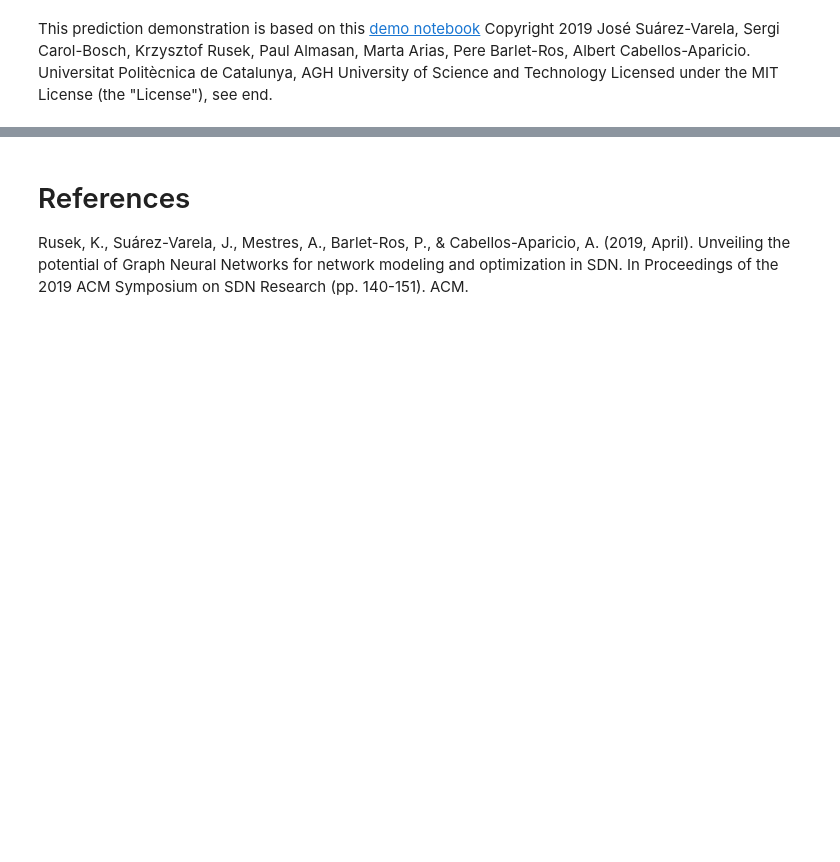
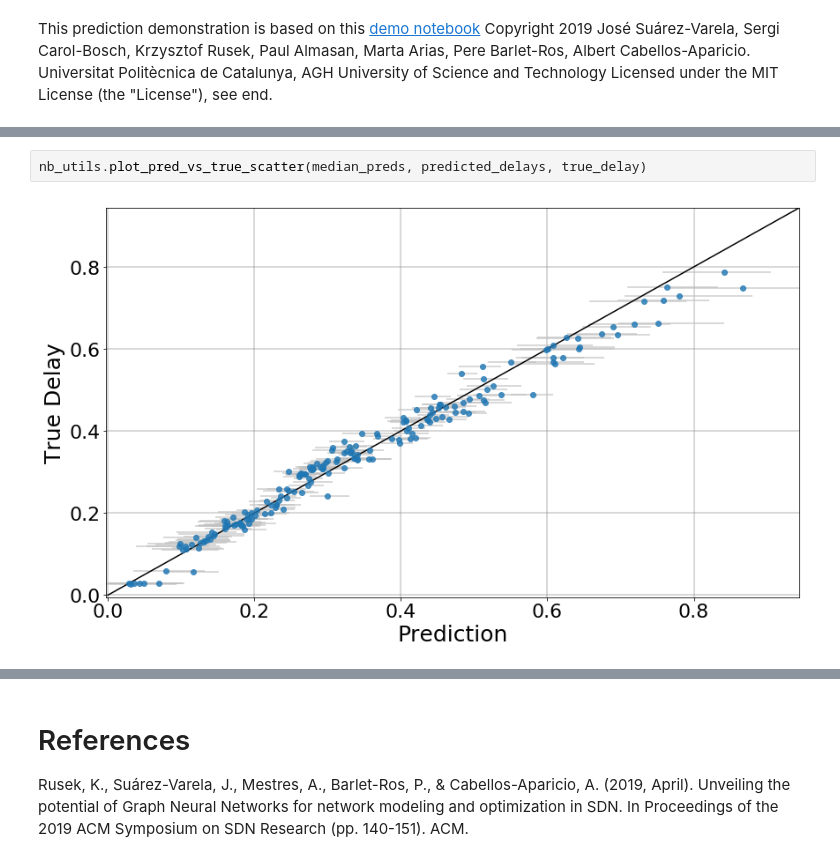
Before and after one commit to Data-Science-Projects/demo-routenet, a Jupyter notebook: demo_notebooks/prediction_demo.ipynb, the cells around one changed output, grey strips where cells are left out. Saved outputs shown, nothing was run; the diff lists cells and outputs as text; blank space fills up the shorter version.

```diff
--- a/demo_notebooks/prediction_demo.ipynb
+++ b/demo_notebooks/prediction_demo.ipynb
@@ -274,0 +125,4 @@ fig.set_size_inches(14, 8.5)
+# %%
+nb_utils.plot_pred_vs_true_scatter(median_preds, predicted_delays, true_delay)
+# %% [output]
+[figure, added]
```
Also changed, not shown: parts of 15 cells of this notebook, 1 other file.
